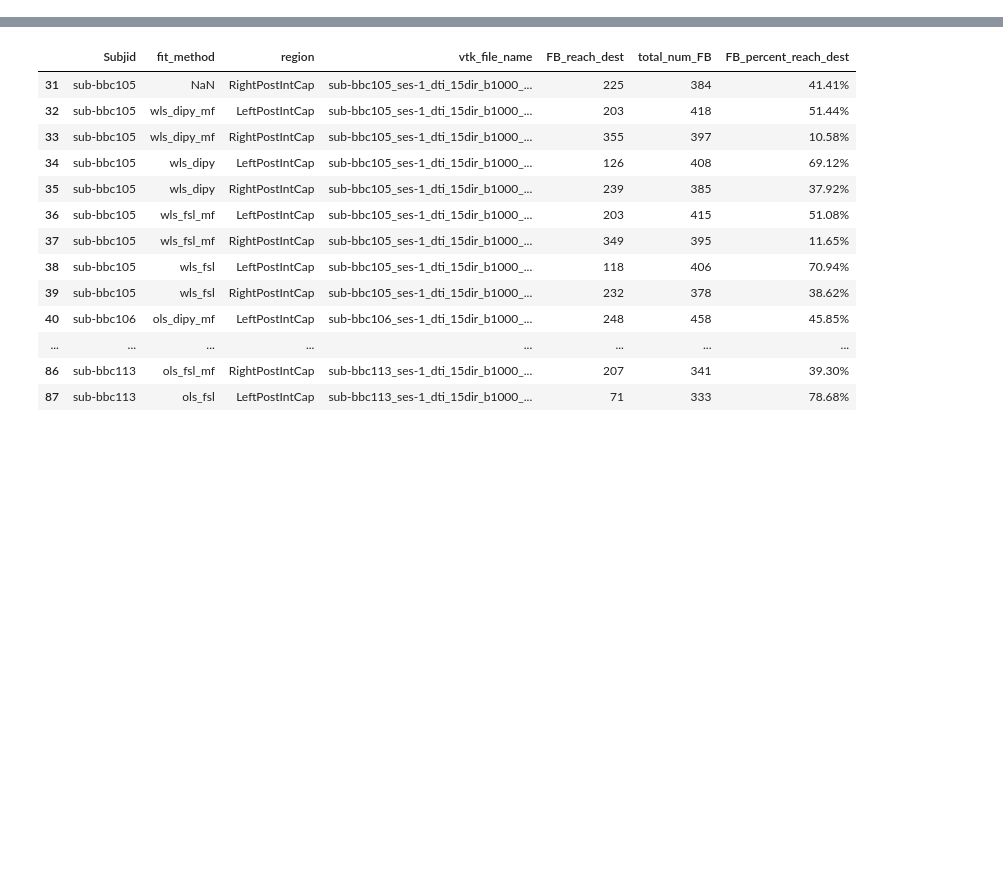
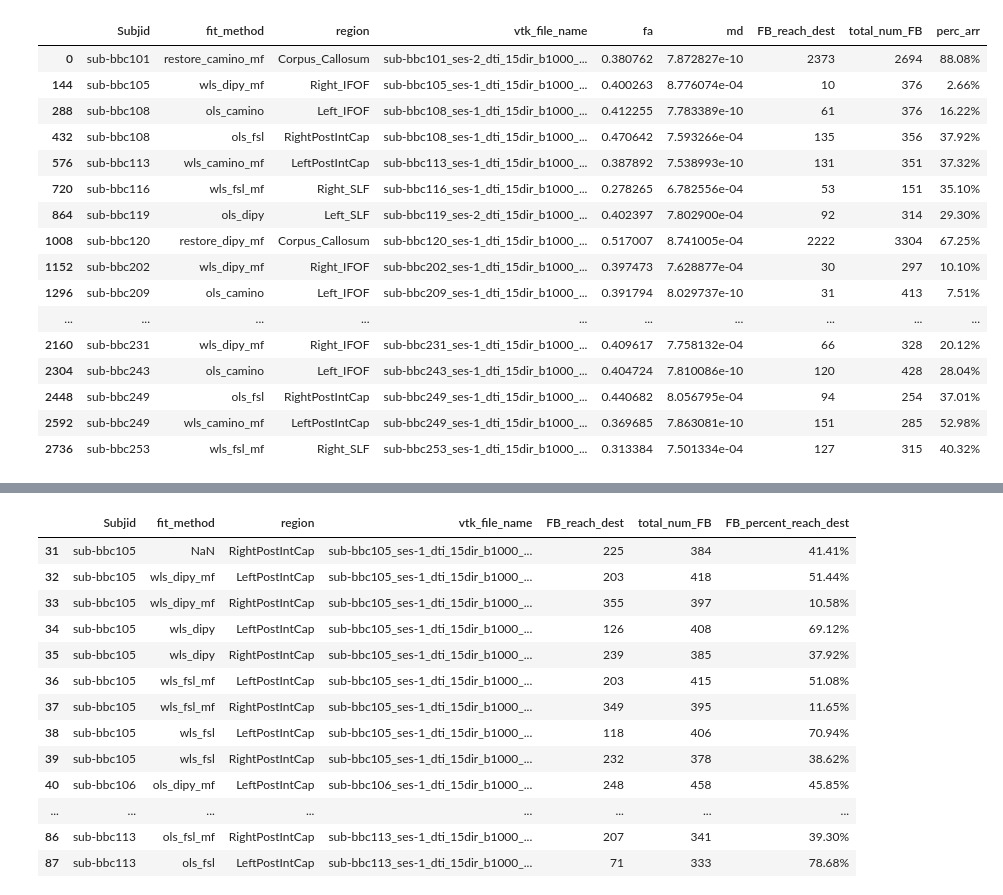
Before and after one commit to mrjeffstevenson3/mmimproc, a Jupyter notebook: ipn/bbc_dti_death_match_vtk_stats.ipynb, the cells around one changed output, grey strips where cells are left out. Saved outputs shown, nothing was run; the diff lists cells and outputs as text; code cells hidden in the pictures; blank space fills up the shorter version.

```diff
--- a/ipn/bbc_dti_death_match_vtk_stats.ipynb
+++ b/ipn/bbc_dti_death_match_vtk_stats.ipynb
@@ -94 +113,8 @@ vtk_fbs.groupby('fit_method').arrived.mean().rank().sort_values(), vtk_fbs.group
  Name: FB_reach_dest, dtype: float64)
+# %%
+vtkfr5 = fs / 'bbc' / 'allvtk_run5.csv'
+vtk_fbs_r5 = pd.read_csv(vtkfr5)
+#this renames col label 'subjectid' with 'vtk_file_name'
+vtk_fbs_r5.rename(columns={'subjectid': 'vtk_file_name', 'icountgood': 'FB_reach_dest', 'icounttotal': 'total_num_FB'}, inplace=True)
+#makes subj id fm 1st 10 chars of vtk_file_name
+vtk_fbs_r5['Subjid'] = vtk_fbs_r5['vtk_file_name'].str[0:10]
@@ -94,0 +150,22 @@ vtk_fbs.groupby('fit_method').arrived.mean().rank().sort_values(), vtk_fbs.group
+# %%
+#shows flat file no multiIndex
+testrange = np.arange(0, len(vtk_fbs_r5), int(len(vtk_fbs_r5)/19))
+vtk_fbs_r5.ix[testrange,['Subjid', 'fit_method', 'region', 'vtk_file_name', 'fa', 'md', 'FB_reach_dest', 'total_num_FB', 'perc_arr']]
+# %% [output]
+|  | Subjid | fit_method | region | vtk_file_name | fa | md | FB_reach_dest | total_num_FB | perc_arr |
+| 0 | sub-bbc101 | restore_camino_mf | Corpus_Callosum | sub-bbc101_ses-2_dti_15dir_b1000_... | 0.380762 | 7.872827e-10 | 2373 | 2694 | 88.08% |
+| 144 | sub-bbc105 | wls_dipy_mf | Right_IFOF | sub-bbc105_ses-1_dti_15dir_b1000_... | 0.400263 | 8.776074e-04 | 10 | 376 | 2.66% |
+| 288 | sub-bbc108 | ols_camino | Left_IFOF | sub-bbc108_ses-1_dti_15dir_b1000_... | 0.412255 | 7.783389e-10 | 61 | 376 | 16.22% |
+| 432 | sub-bbc108 | ols_fsl | RightPostIntCap | sub-bbc108_ses-1_dti_15dir_b1000_... | 0.470642 | 7.593266e-04 | 135 | 356 | 37.92% |
+| 576 | sub-bbc113 | wls_camino_mf | LeftPostIntCap | sub-bbc113_ses-1_dti_15dir_b1000_... | 0.387892 | 7.538993e-10 | 131 | 351 | 37.32% |
+| 720 | sub-bbc116 | wls_fsl_mf | Right_SLF | sub-bbc116_ses-1_dti_15dir_b1000_... | 0.278265 | 6.782556e-04 | 53 | 151 | 35.10% |
+| 864 | sub-bbc119 | ols_dipy | Left_SLF | sub-bbc119_ses-2_dti_15dir_b1000_... | 0.402397 | 7.802900e-04 | 92 | 314 | 29.30% |
+| 1008 | sub-bbc120 | restore_dipy_mf | Corpus_Callosum | sub-bbc120_ses-1_dti_15dir_b1000_... | 0.517007 | 8.741005e-04 | 2222 | 3304 | 67.25% |
+| 1152 | sub-bbc202 | wls_dipy_mf | Right_IFOF | sub-bbc202_ses-1_dti_15dir_b1000_... | 0.397473 | 7.628877e-04 | 30 | 297 | 10.10% |
+| 1296 | sub-bbc209 | ols_camino | Left_IFOF | sub-bbc209_ses-1_dti_15dir_b1000_... | 0.391794 | 8.029737e-10 | 31 | 413 | 7.51% |
+| ... | ... | ... | ... | ... | ... | ... | ... | ... | ... |
+| 2160 | sub-bbc231 | wls_dipy_mf | Right_IFOF | sub-bbc231_ses-1_dti_15dir_b1000_... | 0.409617 | 7.758132e-04 | 66 | 328 | 20.12% |
+| 2304 | sub-bbc243 | ols_camino | Left_IFOF | sub-bbc243_ses-1_dti_15dir_b1000_... | 0.404724 | 7.810086e-10 | 120 | 428 | 28.04% |
+| 2448 | sub-bbc249 | ols_fsl | RightPostIntCap | sub-bbc249_ses-1_dti_15dir_b1000_... | 0.440682 | 8.056795e-04 | 94 | 254 | 37.01% |
+| 2592 | sub-bbc249 | wls_camino_mf | LeftPostIntCap | sub-bbc249_ses-1_dti_15dir_b1000_... | 0.369685 | 7.863081e-10 | 151 | 285 | 52.98% |
+| 2736 | sub-bbc253 | wls_fsl_mf | Right_SLF | sub-bbc253_ses-1_dti_15dir_b1000_... | 0.313384 | 7.501334e-04 | 127 | 315 | 40.32% |
```
Also changed, not shown: parts of 13 cells of this notebook, 1 other file.
